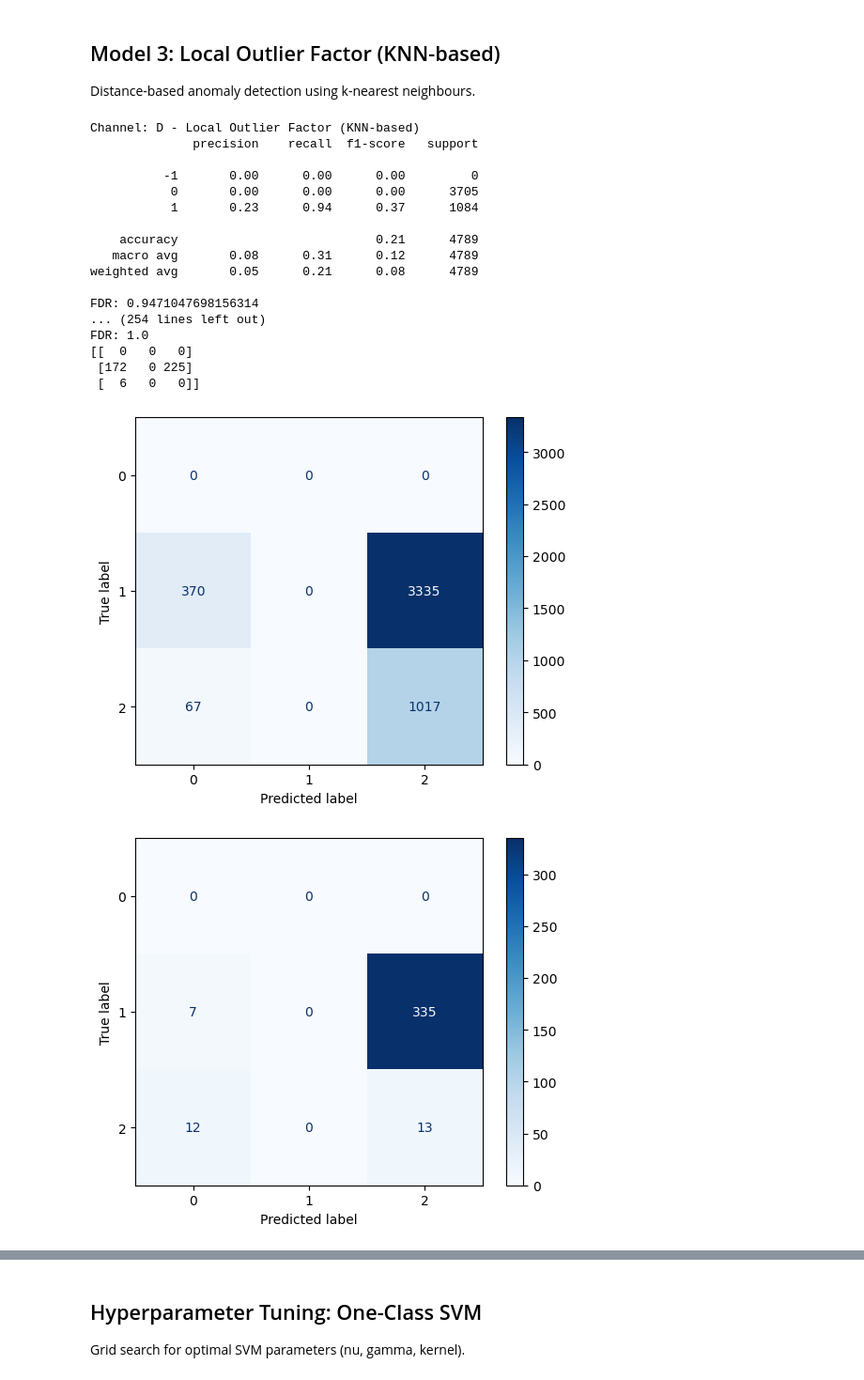
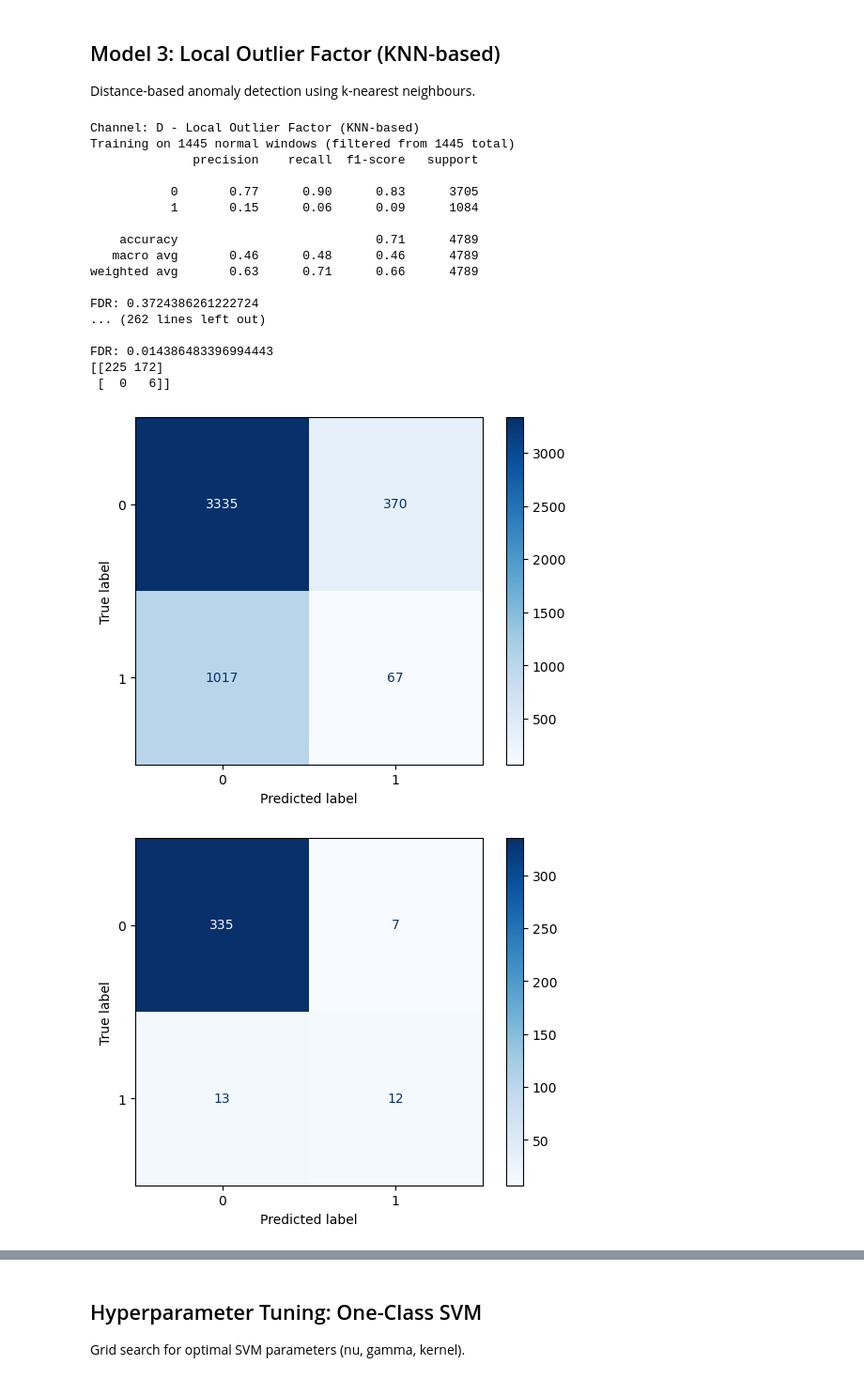
Before and after one commit to haruta-otaki/Anomaly-Detection-and-Prognostics-in-Spacecraft-Telemetry-Data, a Jupyter notebook: model.ipynb, the cells around one changed output, grey strips where cells are left out. Shown at 94% size. Saved outputs shown, nothing was run; the diff lists cells and outputs as text; code cells hidden in the pictures.

```diff
--- a/model.ipynb
+++ b/model.ipynb
@@ -1006,7 +1017,7 @@ window_size = 60
 window_overlap = 20
 training_dfs, test_dfs, label_df, file_names = get_data()
 
-X_train_collection, X_test_collection, y_test_collection = create_windows(training_dfs, test_dfs, window_size, window_overlap, label_df, file_names)
+X_train_collection, X_test_collection, y_train_collection, y_test_collection = create_windows(training_dfs, test_dfs, window_size, window_overlap, label_df, file_names)
 
 os.makedirs("training_data", exist_ok=True)
 os.makedirs("testing_data", exist_ok=True)
@@ -1195,13 +1207,20 @@ for channel in X_fit_train_collection:
     X_fit_test = X_fit_test_collection[channel]
     y_test = y_true_label_collection[channel]
 
-    # Convert labels: sklearn's OneClassSVM outputs 1 for inliers and -1 for outliers
-    # We need to adjust our labels accordingly (0 -> 1, 1 -> -1) for comparison
+    # Get training labels and filter to normal data only
+    y_train = np.array(y_train_collection[channel])
+    normal_mask = y_train == 0
+    X_fit_train_normal = X_fit_train[normal_mask]
 
-    clf = OneClassSVM(gamma='auto').fit(X_fit_train)
+    print(f"Channel: {channel}")
+    print(f"Training on {X_fit_train_normal.shape[0]} normal windows (filtered from {X_fit_train.shape[0]} total)")
+
+    # Train OneClassSVM only on normal data
+    clf = OneClassSVM(gamma='auto').fit(X_fit_train_normal)
     y_pred = clf.predict(X_fit_test)
 
-    print(f"Channel: {channel}")
+    # Convert sklearn labels (-1=outlier, 1=inlier) to dataset format (1=anomaly, 0=normal)
+    y_pred = np.where(y_pred == -1, 1, 0)
 
     print(classification_report(y_test, y_pred))
     precision = precision_score(y_test, y_pred, average='weighted', zero_division=0)
@@ -1374,10 +1296,18 @@ for channel in X_transform_train_collection:
     X_transform_test = X_transform_test_collection[channel]
     y_test = y_true_label_collection[channel]
 
-    clf = IsolationForest(random_state=0).fit(X_transform_train)
+    y_train = np.array(y_train_collection[channel])
+    normal_mask = y_train == 0
+    X_transform_train_normal = X_transform_train[normal_mask]
+
+    print(f"Channel: {channel}")
+    print(f"Training on {X_transform_train_normal.shape[0]} normal windows (filtered from {X_transform_train.shape[0]} total)")
+
+    # Train Isolation Forest only on normal data
+    clf = IsolationForest(random_state=0).fit(X_transform_train_normal)
     y_pred = clf.predict(X_transform_test)
 
-    print(f"Channel: {channel}")
+    y_pred = np.where(y_pred == -1, 1, 0)
 
     print(classification_report(y_test, y_pred))
     precision = precision_score(y_test, y_pred, average='weighted', zero_division=0)
@@ -1547,41 +1351,48 @@ Distance-based anomaly detection using k-nearest neighbours.
 # %%
 # Implement KNN (Local Outlier Factor) for anomaly detection
 for channel in X_fit_train_collection:
     X_fit_train = X_fit_train_collection[channel]
     X_fit_test = X_fit_test_collection[channel]
     y_test = y_true_label_collection[channel]
 
-    # LOF is used for outlier detection (novelty=True allows predict on new data)
+    y_train = np.array(y_train_collection[channel])
+    normal_mask = y_train == 0
+    X_fit_train_normal = X_fit_train[normal_mask]
+
+    print(f"Channel: {channel} - Local Outlier Factor (KNN-based)")
+    print(f"Training on {X_fit_train_normal.shape[0]} normal windows (filtered from {X_fit_train.shape[0]} total)")
+
+    # Train LOF only on normal data
     clf = LocalOutlierFactor(n_neighbors=20, novelty=True, contamination='auto')
-    clf.fit(X_fit_train)
+    clf.fit(X_fit_train_normal)
     y_pred = clf.predict(X_fit_test)
 
-    print(f"Channel: {channel} - Local Outlier Factor (KNN-based)")
+    y_pred = np.where(y_pred == -1, 1, 0)
 
     print(classification_report(y_test, y_pred, zero_division=0))
     precision = precision_score(y_test, y_pred, average='weighted', zero_division=0)
     print("FDR:", 1 - precision)
     c_m = confusion_matrix(y_test, y_pred)
     print(c_m)
     disp = ConfusionMatrixDisplay(confusion_matrix=c_m)
     disp.plot(cmap='Blues')
 # %% [output]
 Channel: D - Local Outlier Factor (KNN-based)
+Training on 1445 normal windows (filtered from 1445 total)
               precision    recall  f1-score   support
 
-          -1       0.00      0.00      0.00         0
-           0       0.00      0.00      0.00      3705
-           1       0.23      0.94      0.37      1084
+           0       0.77      0.90      0.83      3705
+           1       0.15      0.06      0.09      1084
 
-    accuracy                           0.21      4789
-   macro avg       0.08      0.31      0.12      4789
-weighted avg       0.05      0.21      0.08      4789
+    accuracy                           0.71      4789
+   macro avg       0.46      0.48      0.46      4789
+weighted avg       0.63      0.71      0.66      4789
 
-FDR: 0.9471047698156314
-... (254 lines left out)
-FDR: 1.0
-[[  0   0   0]
- [172   0 225]
- [  6   0   0]]
+FDR: 0.3724386261222724
+... (262 lines left out)
+
+FDR: 0.014386483396994443
+[[225 172]
+ [  0   6]]
-[figure, old version]
+[figure, new version]
-[figure, old version]
+[figure, new version]
```
Also changed, not shown: parts of 12 cells of this notebook.
